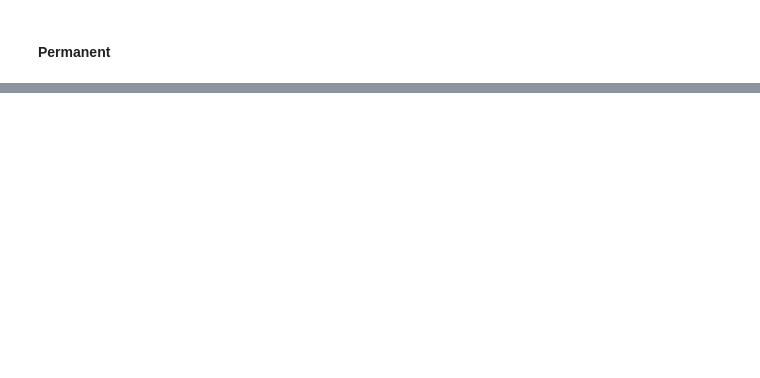
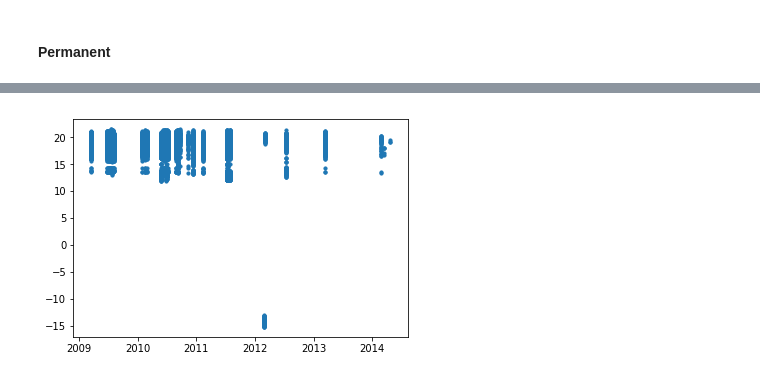
Before and after one commit to diegoalejogm/transient-recognition-lsst, a Jupyter notebook: notebooks/PTF/PTF Light Curves Download and Exploration .ipynb, the cells around one changed output, grey strips where cells are left out. Saved outputs shown, nothing was run; the diff lists cells and outputs as text; code cells hidden in the pictures; blank space fills up the shorter version.

Commit message:
Completed PTF LC Download & Exploration

```diff
--- a/notebooks/PTF/PTF Light Curves Download and Exploration .ipynb
+++ b/notebooks/PTF/PTF Light Curves Download and Exploration .ipynb
@@ -14,4 +18,4 @@ init_notebook_mode(connected=True)
 # %% [markdown]
 #### Transient
 # %%
-transient_path = download.transient_cat(1000, overwrite=True)
+transient_path = download.transient_cat(3000, overwrite=False)
@@ -29,6 +37,10 @@ permanent_obj_df = Table.read(permanent_path, format='ascii').to_pandas()
 transient_lightcurves_paths = download.light_curves(
     transient_obj_df,
     transient=True,
-    overwrite=True
+    append_series=True
 )
-transient_obj_df['lightcurve_path'] = pd.Series(transient_lightcurves_paths)
+permanent_lightcurves_paths = download.light_curves(
+    permanent_obj_df,
+    transient=False,
+    append_series=True
+)
@@ -41,0 +49,7 @@ permanent_obj_df['lightcurve_path'] = pd.Series(permanent_lightcurves_paths)
+# %%
+consolidated_transient_light_curves_path = time.time(
+    analyze.consolidate_light_curves,
+    transient_obj_df,
+    transient=True
+)
+transient_light_curves_df = pd.read_pickle(consolidated_transient_light_curves_path)
@@ -41,0 +87,4 @@ permanent_obj_df['lightcurve_path'] = pd.Series(permanent_lightcurves_paths)
+# %%
+visualize.light_curve_scatter(transient_light_curves_df, marker_size=10)
+# %% [output]
+[figure, added]
```
Also changed, not shown: parts of 36 cells of this notebook, 7 other files.
